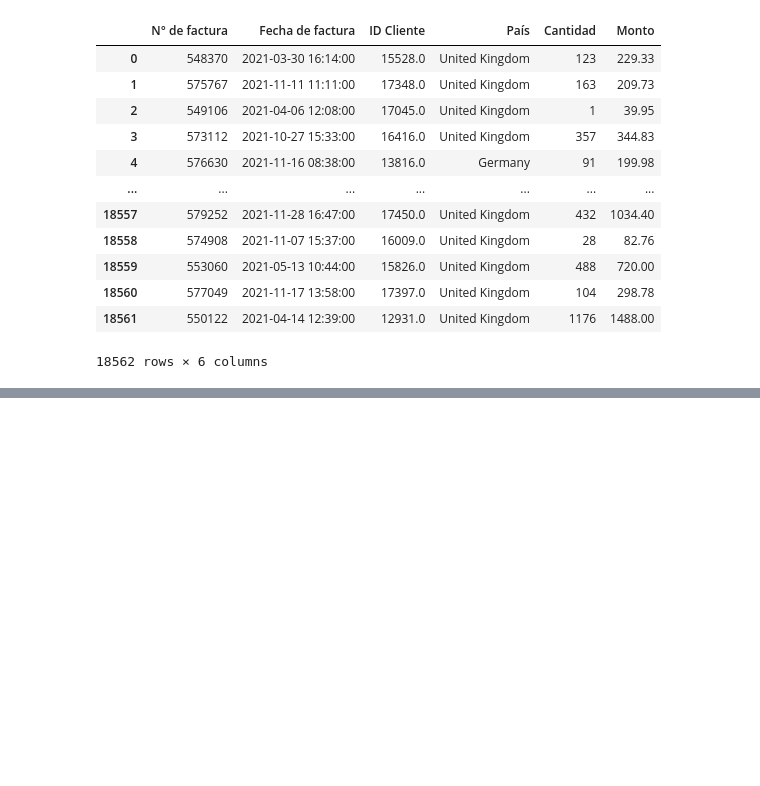
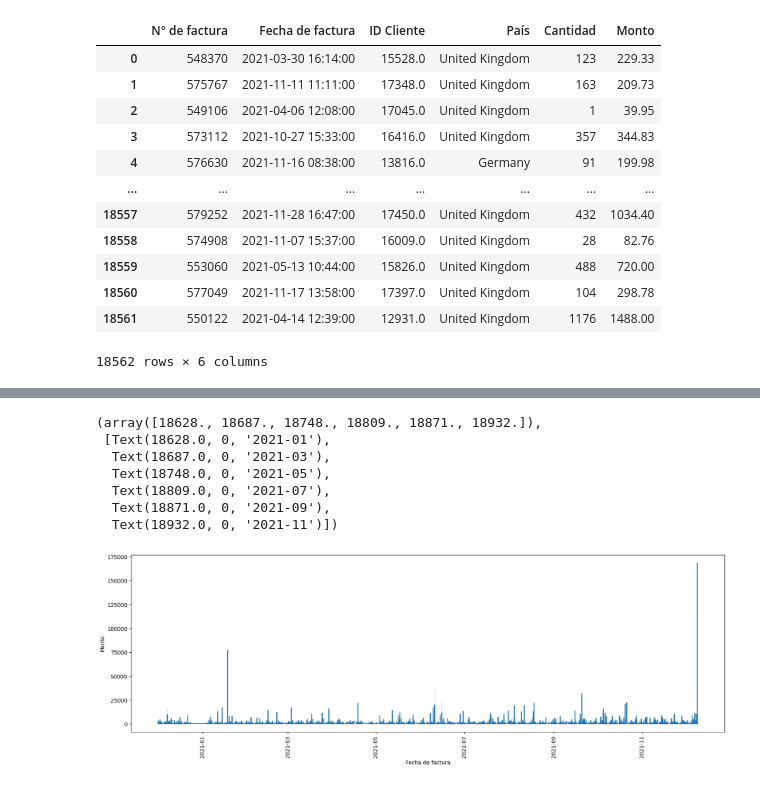
Before and after one commit to AndresEspinal/RFM-Segmentation, a Jupyter notebook: notebooks/rmf.ipynb, the cells around one changed output, grey strips where cells are left out. Saved outputs shown, nothing was run; the diff lists cells and outputs as text; code cells hidden in the pictures; blank space fills up the shorter version.

```diff
--- a/notebooks/rmf.ipynb
+++ b/notebooks/rmf.ipynb
@@ -436,0 +657,14 @@ mtdataset
+# %%
+#Serie de tiempo
+plt.figure(figsize=(20, 6))
+sns.lineplot(data=mtdataset, x="Fecha de factura", y="Monto")#, hue="ID")
+plt.xticks(rotation=90)
+# %% [output]
+(array([18628., 18687., 18748., 18809., 18871., 18932.]),
+ [Text(18628.0, 0, '2021-01'),
+  Text(18687.0, 0, '2021-03'),
+  Text(18748.0, 0, '2021-05'),
+  Text(18809.0, 0, '2021-07'),
+  Text(18871.0, 0, '2021-09'),
+  Text(18932.0, 0, '2021-11')])
+[figure, added]
```
Also changed, not shown: parts of 20 cells of this notebook, 1 other file.
